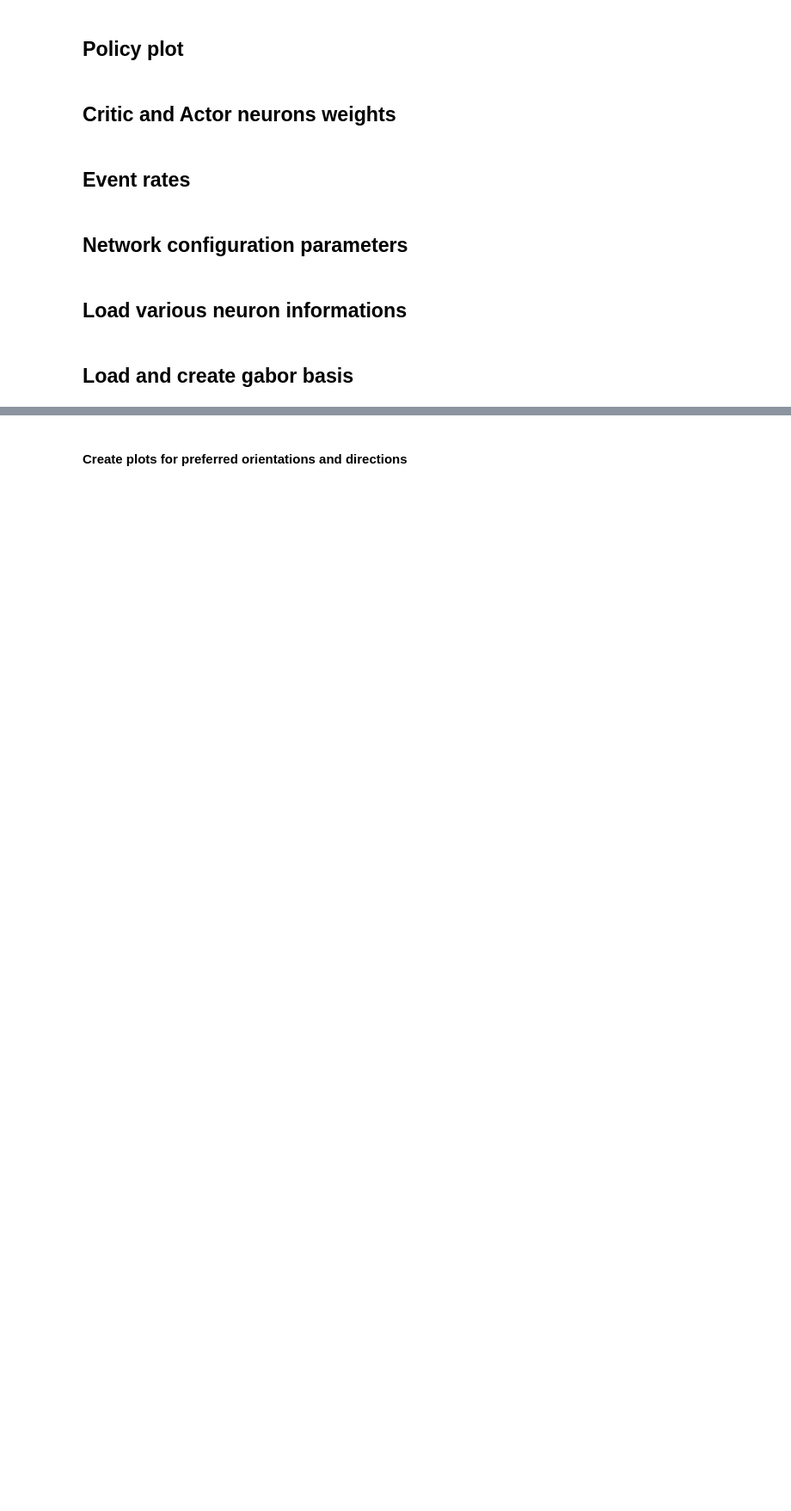
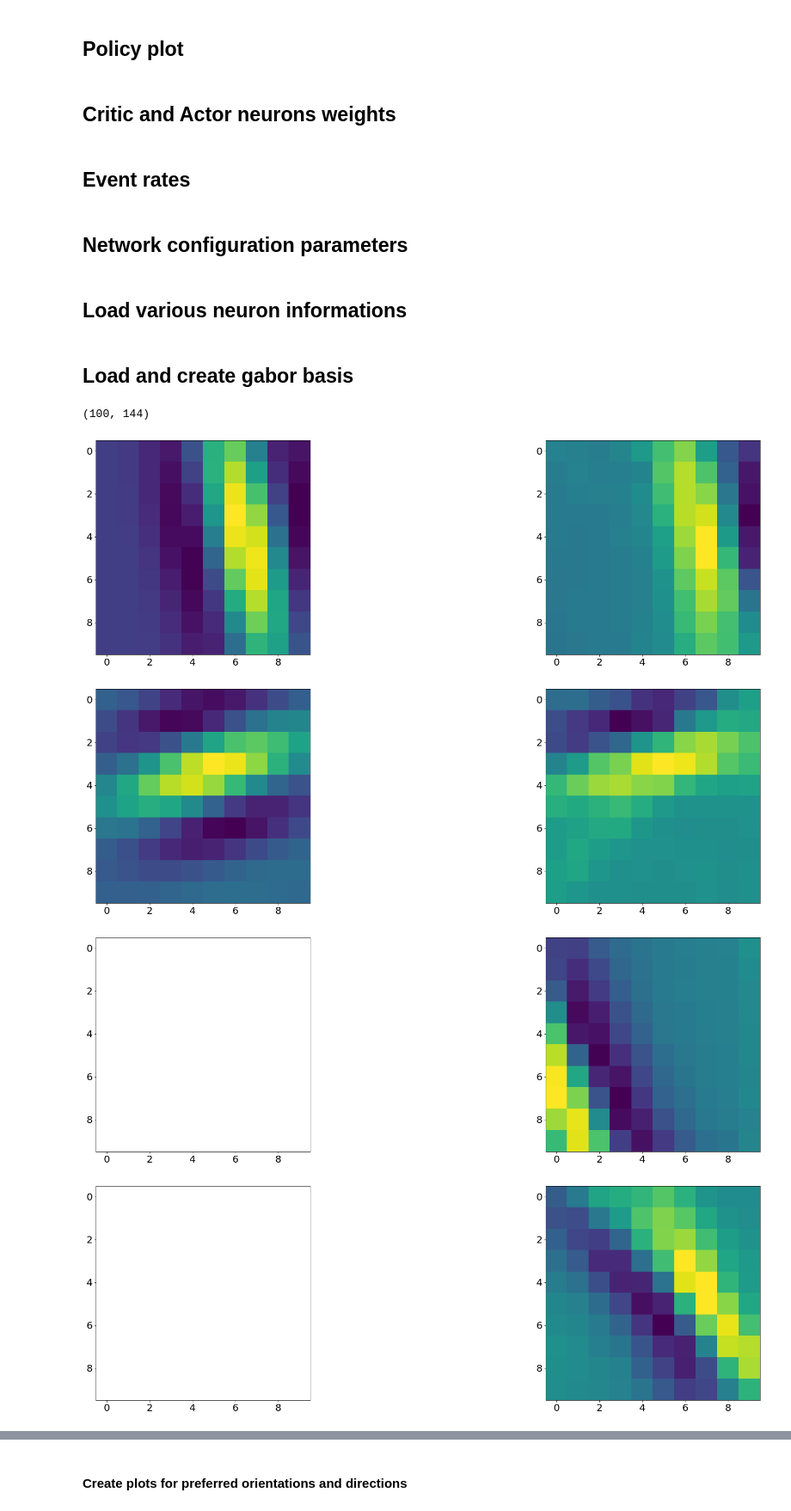
Before and after one commit to comsee-research/Neuvisys-analysis, a Jupyter notebook: Neuvisys.ipynb, the cells around one changed output, grey strips where cells are left out. Shown at 86% size. Cells and saved outputs as stored; diff of their text form; code cells hidden in the pictures; blank space fills up the shorter version.

```diff
--- a/Neuvisys.ipynb
+++ b/Neuvisys.ipynb
@@ -74,7 +74,7 @@ plt.rc('legend', fontsize=SMALL_SIZE)  # legend fontsize
 
 loads various information of the spiking neural network into a SpikingNetwork instance.
 # %%
-network_path = "/home/thomas/Networks/natural/disparity/pavin/network_2/"
+network_path = "/home/thomas/Networks/natural/disparity/normal/basis_disparity_nota/"
 spinet = SpikingNetwork(network_path, loading=True)
 # %% [markdown]
 ## Weights analysis
@@ -388,8 +394,28 @@ scatter_mat(temp.iloc[:, 25:])
 # %% [markdown]
 ## Load and create gabor basis
 # %%
+from src.spiking_network.gabor.gabor_fit import gabor_fit_one_patch
+
 basis = spinet.generate_weight_mat()
-spinet.generate_weight_images()
-gabor_params_l = create_gabor_basis(spinet, "None", nb_ticks=8)
+res = gabor_fit_one_patch(basis)
+
+# spinet.generate_weight_images()
+# gabor_params_l = create_gabor_basis(spinet, "None", nb_ticks=8)
+
 # gabor_params_l = create_gabor_basis(spinet, "left/", nb_ticks=8)
 # gabor_params_r = create_gabor_basis(spinet, "right/", nb_ticks=8)
+# %%
+est, true = res[0], res[1]
+
+print(est.shape)
+for i in range(10):
+    fig, ax = plt.subplots(1, 2)
+    ax[0].imshow(est[:, i].reshape((10, 10)))
+    ax[1].imshow(true[:, i].reshape((10, 10)))
+    plt.show()
+# %% [output]
+(100, 144)
+[figure, added]
+[figure, added]
+[figure, added]
+[figure, added]
```
Also changed, not shown: parts of 4 cells of this notebook, 2 other files.
